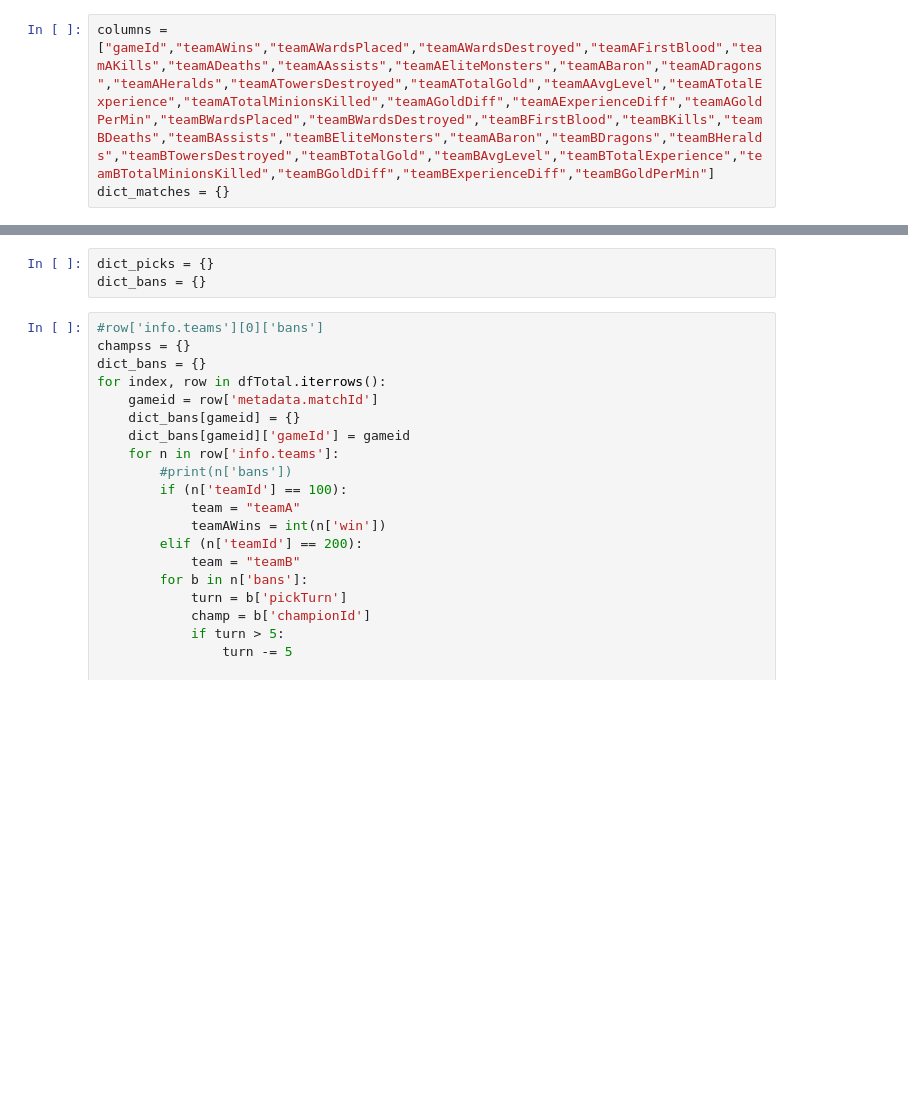
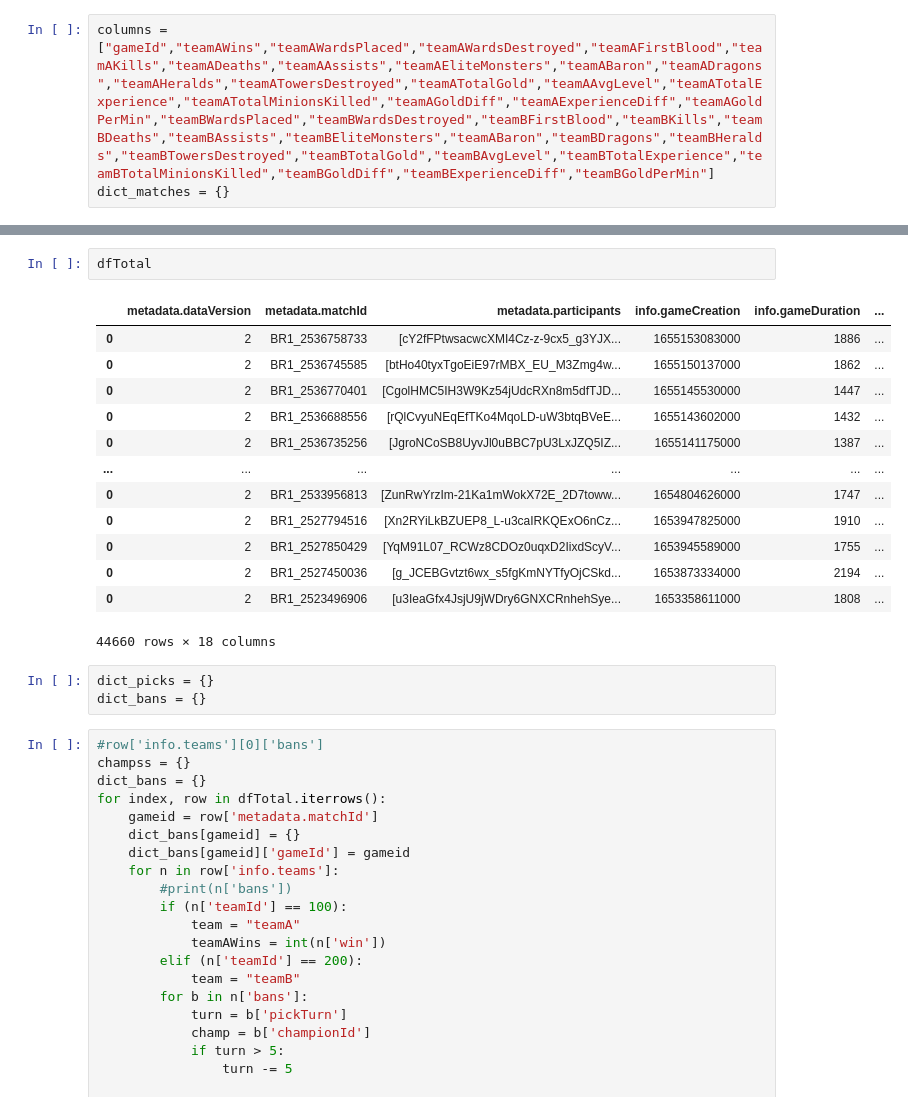
Before and after one commit to iagoesp/MATE33, a Jupyter notebook: trabalho_final.ipynb, the cells around one changed output, grey strips where cells are left out. Cells and saved outputs as stored; diff of their text form; blank space fills up the shorter version.

```diff
--- a/trabalho_final.ipynb
+++ b/trabalho_final.ipynb
@@ -40,3 +87,19 @@ len(dfTotal)
+# %%
+dfTotal
+# %% [output]
+|  | metadata.dataVersion | metadata.matchId | metadata.participants | info.gameCreation | info.gameDuration | ... |
+| 0 | 2 | BR1_2536758733 | [cY2fFPtwsacwcXMI4Cz-z-9cx5_g3YJX... | 1655153083000 | 1886 | ... |
+| 0 | 2 | BR1_2536745585 | [btHo40tyxTgoEiE97rMBX_EU_M3Zmg4w... | 1655150137000 | 1862 | ... |
+| 0 | 2 | BR1_2536770401 | [CgolHMC5IH3W9Kz54jUdcRXn8m5dfTJD... | 1655145530000 | 1447 | ... |
+| 0 | 2 | BR1_2536688556 | [rQlCvyuNEqEfTKo4MqoLD-uW3btqBVeE... | 1655143602000 | 1432 | ... |
+| 0 | 2 | BR1_2536735256 | [JgroNCoSB8UyvJl0uBBC7pU3LxJZQ5IZ... | 1655141175000 | 1387 | ... |
+| ... | ... | ... | ... | ... | ... | ... |
+| 0 | 2 | BR1_2533956813 | [ZunRwYrzIm-21Ka1mWokX72E_2D7toww... | 1654804626000 | 1747 | ... |
+| 0 | 2 | BR1_2527794516 | [Xn2RYiLkBZUEP8_L-u3caIRKQExO6nCz... | 1653947825000 | 1910 | ... |
+| 0 | 2 | BR1_2527850429 | [YqM91L07_RCWz8CDOz0uqxD2IixdScyV... | 1653945589000 | 1755 | ... |
+| 0 | 2 | BR1_2527450036 | [g_JCEBGvtzt6wx_s5fgKmNYTfyOjCSkd... | 1653873334000 | 2194 | ... |
+| 0 | 2 | BR1_2523496906 | [u3IeaGfx4JsjU9jWDry6GNXCRnhehSye... | 1653358611000 | 1808 | ... |
+44660 rows × 18 columns
 # %%
 dict_picks = {}
 dict_bans = {}
```
Also changed, not shown: parts of 22 cells of this notebook.
